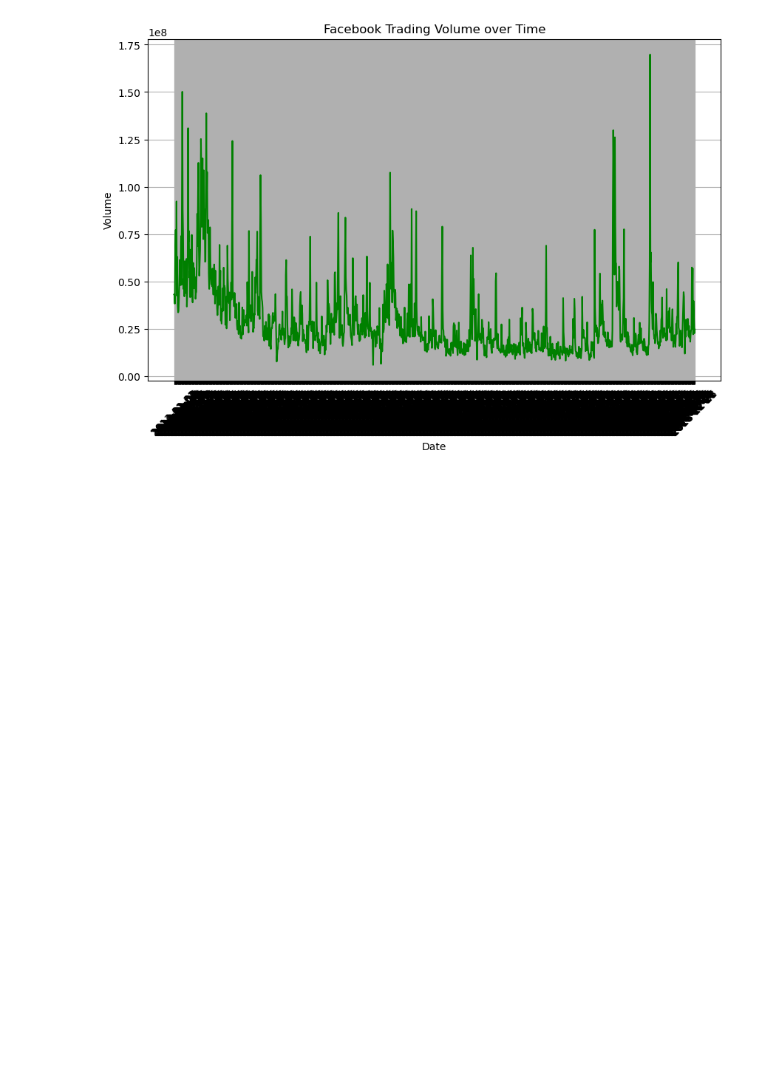
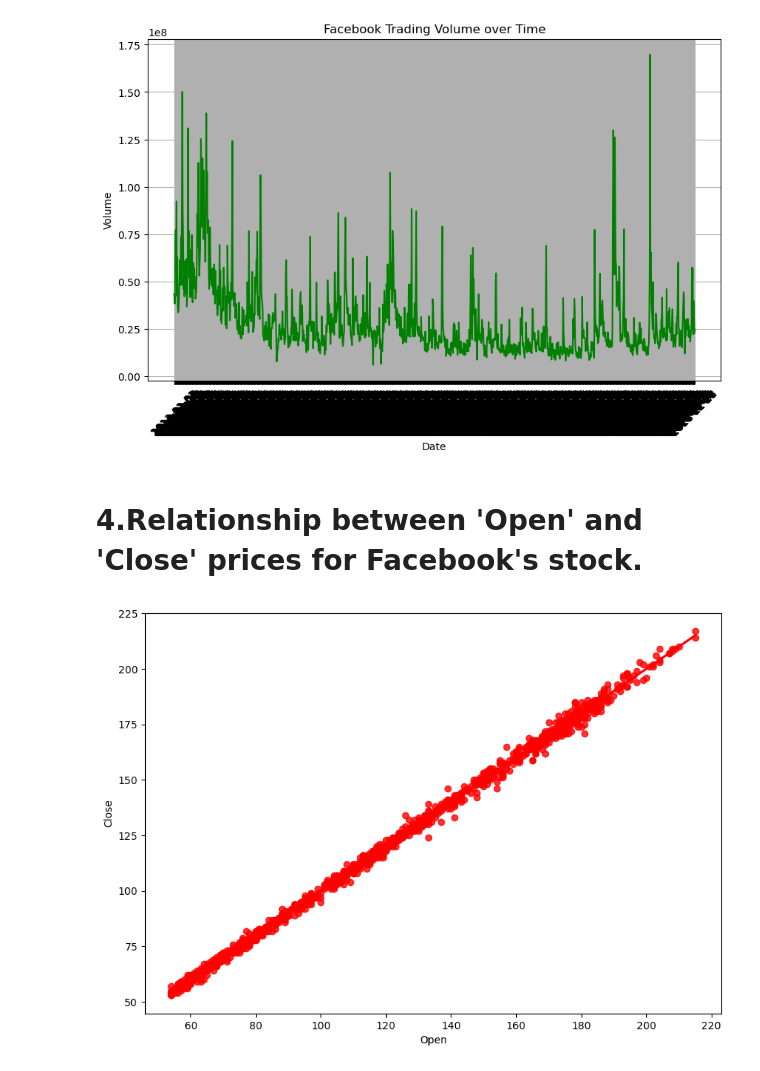
Before and after one commit to Sanjana387/Kaggle_Project, a Jupyter notebook: facebook-analysis.ipynb, the cells around one changed output. Saved outputs shown, nothing was run; the diff lists cells and outputs as text; code cells hidden in the pictures; blank space fills up the shorter version.

```diff
--- a/facebook-analysis.ipynb
+++ b/facebook-analysis.ipynb
@@ -131,3 +141,11 @@ plt.grid(True)
 plt.show()
 # %% [output]
 [figure]
+# %% [markdown]
+# 4.Relationship between 'Open' and 'Close' prices for Facebook's stock.
+# %%
+plt.figure(figsize=(10,7))
+sns.regplot(x=fb['Open'],y=fb['Close'], color='r')
+plt.show()
+# %% [output]
+[figure, added]
```
Also changed, not shown: parts of 21 cells of this notebook.
